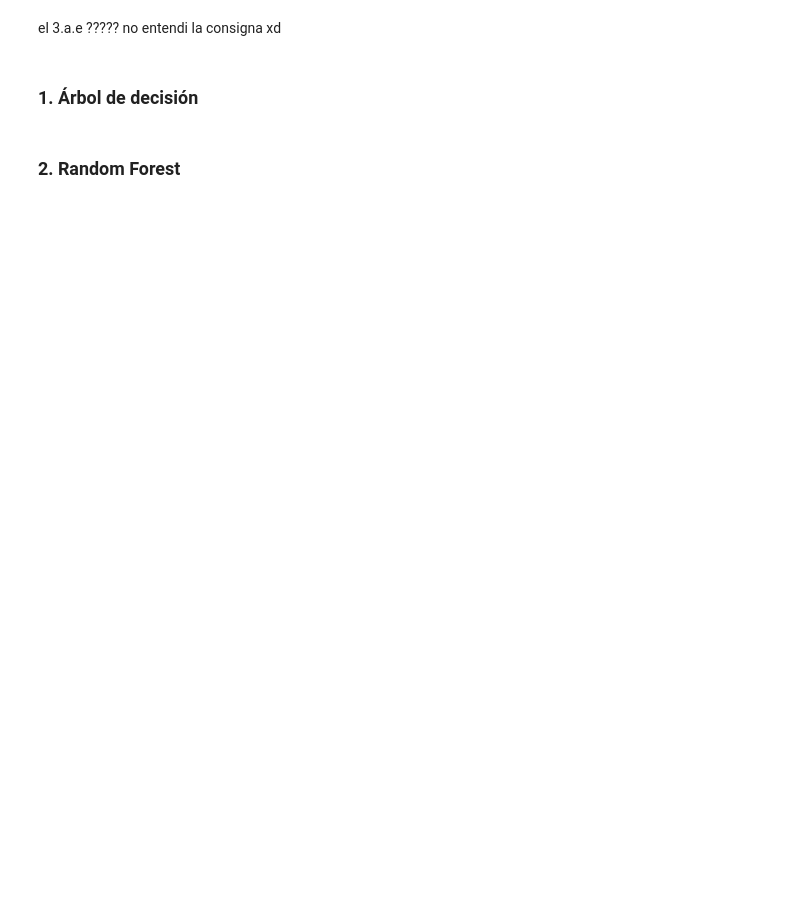
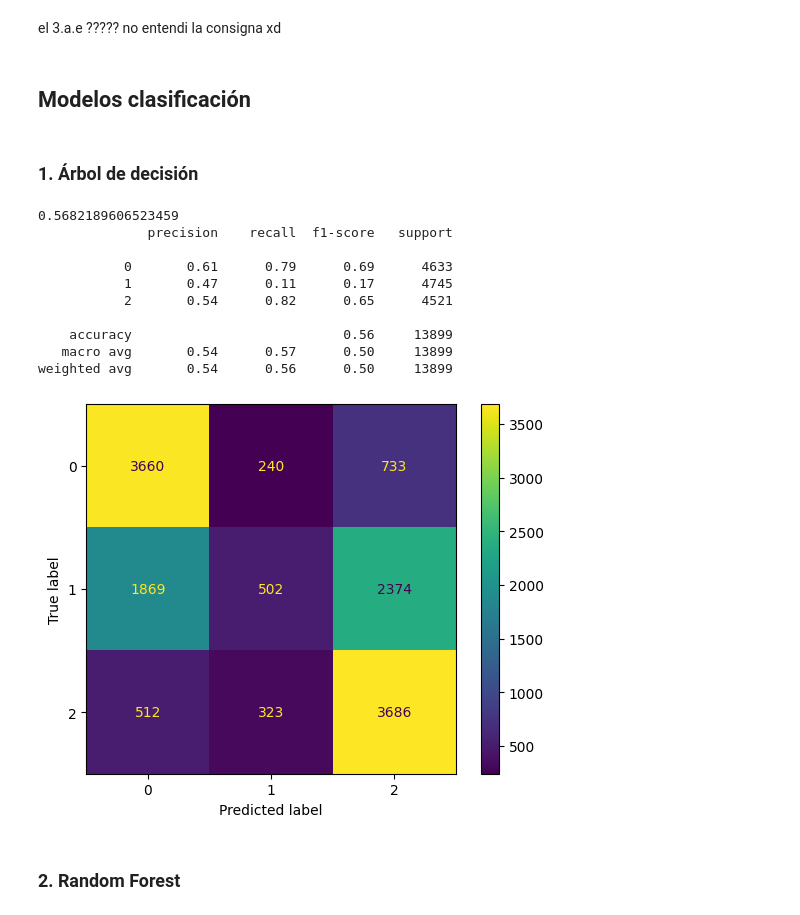
Before and after one commit to Taielmolina01/7506R-1C2024-GRUPO01, a Jupyter notebook: TP1/7606R_TP1_GRUPO01_ENTREGA_N2.ipynb, the cells around one changed output. Saved outputs shown, nothing was run; the diff lists cells and outputs as text; code cells hidden in the pictures; blank space fills up the shorter version.

```diff
--- a/TP1/7606R_TP1_GRUPO01_ENTREGA_N2.ipynb
+++ b/TP1/7606R_TP1_GRUPO01_ENTREGA_N2.ipynb
@@ -311,9 +323,9 @@ intervalos = [0, primer_cuartil, tercer_cuartil, float("inf")]
 
 labels = [0, 1, 2]
 
-df["tipo_precio"] = pd.cut(df["total_m2_price"], bins=[-float('inf'), primer_cuartil, tercer_cuartil, float('inf')], labels=labels, include_lowest=True)
+# df["tipo_precio"] = pd.cut(df["total_m2_price"], bins=[-float('inf'), primer_cuartil, tercer_cuartil, float('inf')], labels=labels, include_lowest=True)
 
-df["tipo_precio"] = df["tipo_precio"].astype(int)
+# df["tipo_precio"] = df["tipo_precio"].astype(int)
 # %%
 sns.histplot(df["tipo_precio"], color=VERDE)
 plt.ylabel("Cantidad de registros")
@@ -414 +430,3 @@ el 3.a.e ????? no entendi la consigna xd
+# %% [markdown]
+## Modelos clasificación
 # %%
@@ -419,4 +443,56 @@ y_test = df_test["tipo_precio"]
+# %%
+def func_classif(param_distributions, cv, scorer_fn, estimator, n_iter):
+  df_clasif() # define x_train, y_train
+
+  randomcv = RandomizedSearchCV(estimator=estimator,
+                                param_distributions = param_distributions,
+                                scoring=scorer_fn,
+                                cv=cv,
+                                n_jobs = -1,
+                                n_iter=n_iter)
+
+  randomcv.fit(x_train,y_train);
+
+  y_predict = randomcv.predict(x_test)
+
+  print(randomcv.best_score_)
+  print(classification_report(y_test, y_predict))
+  # print(randomcv.best_params_)
+
+  cm = confusion_matrix(y_test, y_predict)
+
+  ConfusionMatrixDisplay(confusion_matrix=cm).plot()
+
+  return randomcv
 # %% [markdown]
 ### 1. Árbol de decisión
+# %%
+n_iter = 30
+
+param_distributions = {'criterion':['gini','entropy'],
+               'min_samples_leaf':list(range(1,10)),
+               'min_samples_split': list(range(2,20)),
+               'ccp_alpha':np.linspace(0,0.1,n_iter),
+               'max_depth':list(range(1,6))}
+
+cv = StratifiedKFold(n_splits=5)
+
+scoring = "accuracy"
+
+estimator = DecisionTreeClassifier()
+
+randomcv = func_classif(param_distributions, cv, scoring, estimator, n_iter)
+# %% [output]
+0.5682189606523459
+              precision    recall  f1-score   support
+
+           0       0.61      0.79      0.69      4633
+           1       0.47      0.11      0.17      4745
+           2       0.54      0.82      0.65      4521
+
+    accuracy                           0.56     13899
+   macro avg       0.54      0.57      0.50     13899
+weighted avg       0.54      0.56      0.50     13899
+[figure, added]
 # %% [markdown]
 ### 2. Random Forest
```
Also changed, not shown: parts of 44 cells of this notebook, 2 other files.
